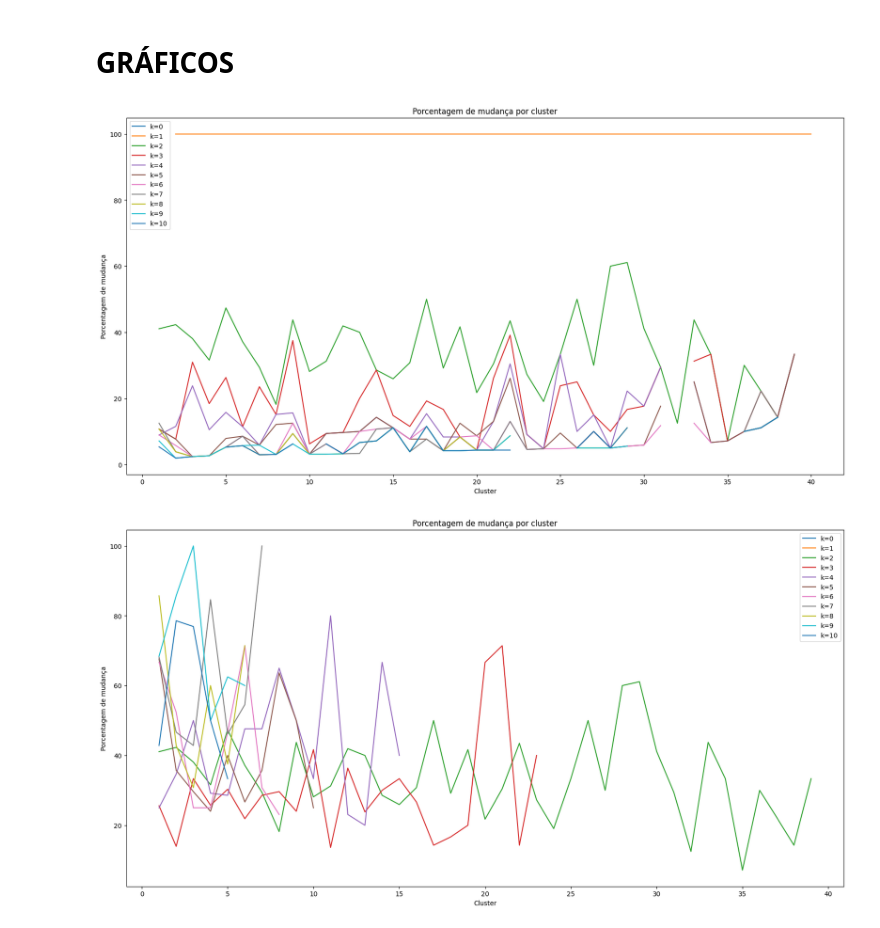
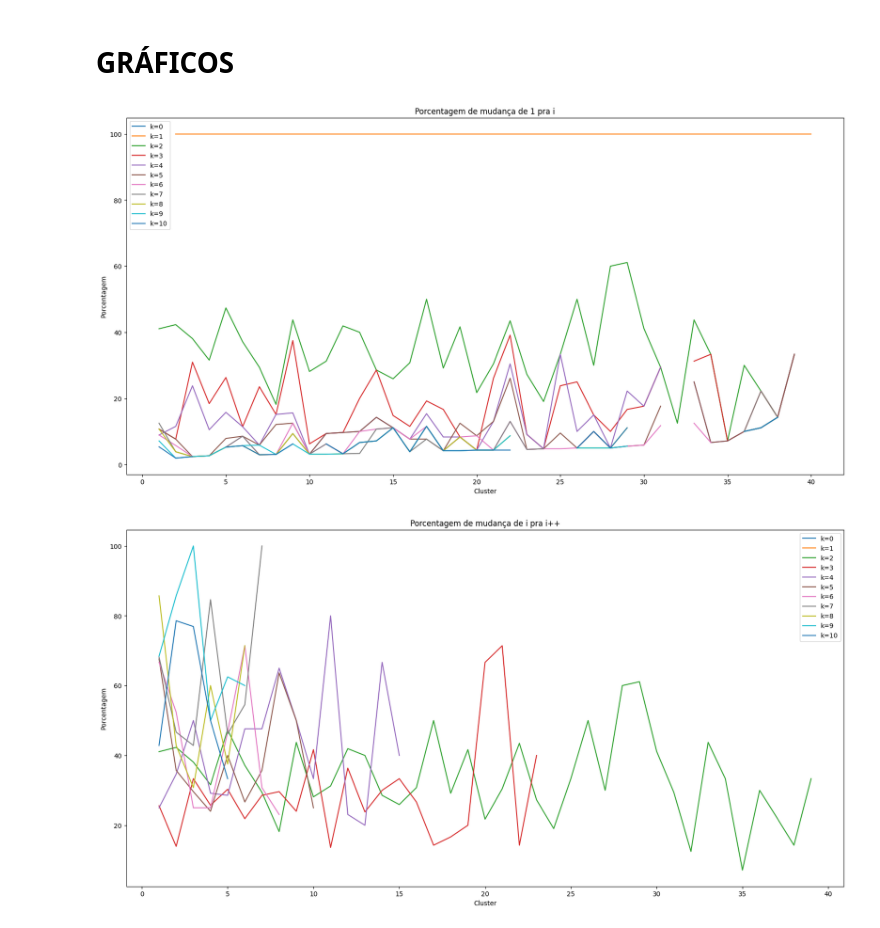
Before and after one commit to thaisfds/bibliometriic-thresholds, a Jupyter notebook: behaviorChangeLoop.ipynb, the cells around one changed output. Drawn from its saved outputs; the diff is of its cells as text; code cells hidden in the pictures.

```diff
--- a/behaviorChangeLoop.ipynb
+++ b/behaviorChangeLoop.ipynb
@@ -310,35 +310,35 @@ globals()['df_{}cluster_count2'.format(10)]
 # %%
 #Gerar graficos no formato abaixo
 
 
 #Craia um novo df sem a primeira coluna de cada globals()['df_{}cluster_count'.format(i)]
 for i in range(kNumber+1):
     globals()['df_{}cluster_countNew'.format(i)] = globals()['df_{}cluster_count'.format(i)].iloc[:, 1:]
 
 #imprimir o dataframe
 globals()['df_{}cluster_countNew'.format(9)]
 
 #percorrer cada globals()['df_{}cluster_count'.format(i)], pegar a maior porcentagem de cada linha e salvar em um df exceto a primeira coluna
 for i in range(kNumber+1):
     globals()['df_{}cluster_maior_porcentagem'.format(i)] = globals()['df_{}cluster_countNew'.format(i)].max(axis=1)
 
 #imprimir o dataframe
 globals()['df_{}cluster_maior_porcentagem'.format(9)]
 
 #plotar um grafico de linha com a maior porcentagem de mudança por cluster
 #plt.savefig('figure/cluster_change_porcentage.png')
 #grafico deve conter todos os valores de globals()['df_{}cluster_maior_porcentagem'.format(i)]
 
 plt.figure(figsize=(20,10))
 for i in range(kNumber+1):
     plt.plot(globals()['df_{}cluster_maior_porcentagem'.format(i)], label='k={}'.format(i))
 plt.legend()
 plt.xlabel('Cluster')
-plt.ylabel('Porcentagem de mudança')
-plt.title('Porcentagem de mudança por cluster')
+plt.ylabel('Porcentagem')
+plt.title('Porcentagem de mudança de 1 pra i')
 plt.savefig('figure/cluster_change_porcentage_1_to_i.png')
 # %% [output]
-[figure, old version]
+[figure, new version]
 # %%
 #Gerar graficos no formato abaixo
 #Craia um novo df sem a primeira coluna de cada globals()['df_{}cluster_count'.format(i)]
@@ -364,8 +364,8 @@ for i in range(kNumber+1):
     plt.plot(globals()['df_{}cluster_maior_porcentagem2'.format(i)], label='k={}'.format(i))
 plt.legend()
 plt.xlabel('Cluster')
-plt.ylabel('Porcentagem de mudança')
-plt.title('Porcentagem de mudança por cluster')
+plt.ylabel('Porcentagem')
+plt.title('Porcentagem de mudança de i pra i++')
 plt.savefig('figure/cluster_change_porcentage_i_to_i++.png')
 # %% [output]
-[figure, old version]
+[figure, new version]
```
Also changed, not shown: 2 other files.
